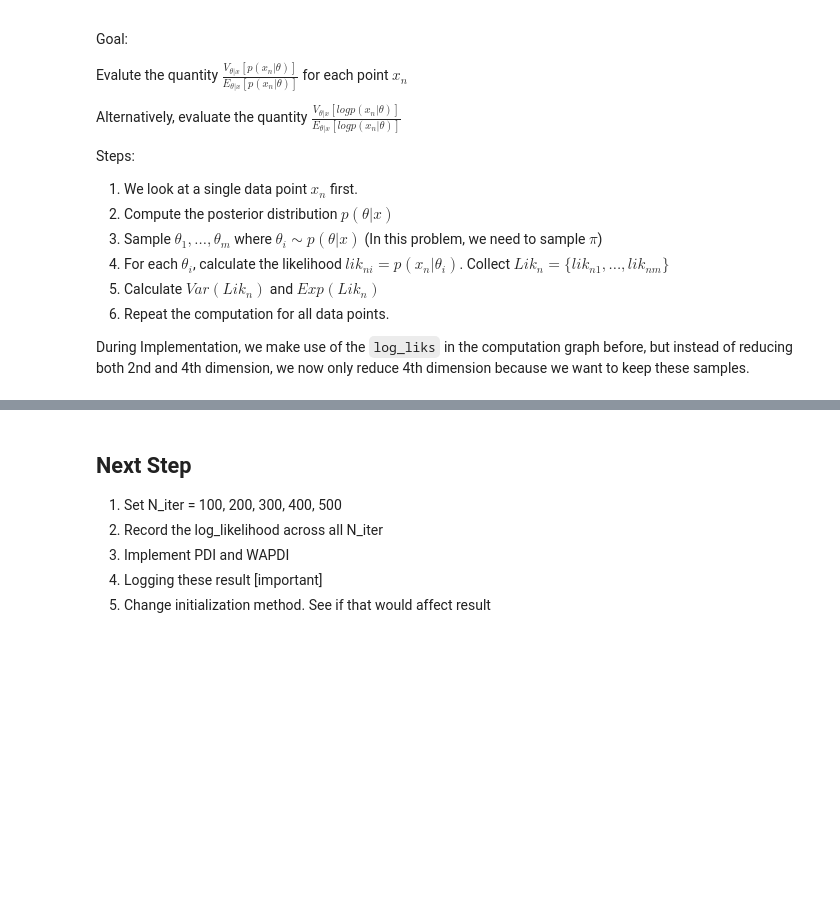
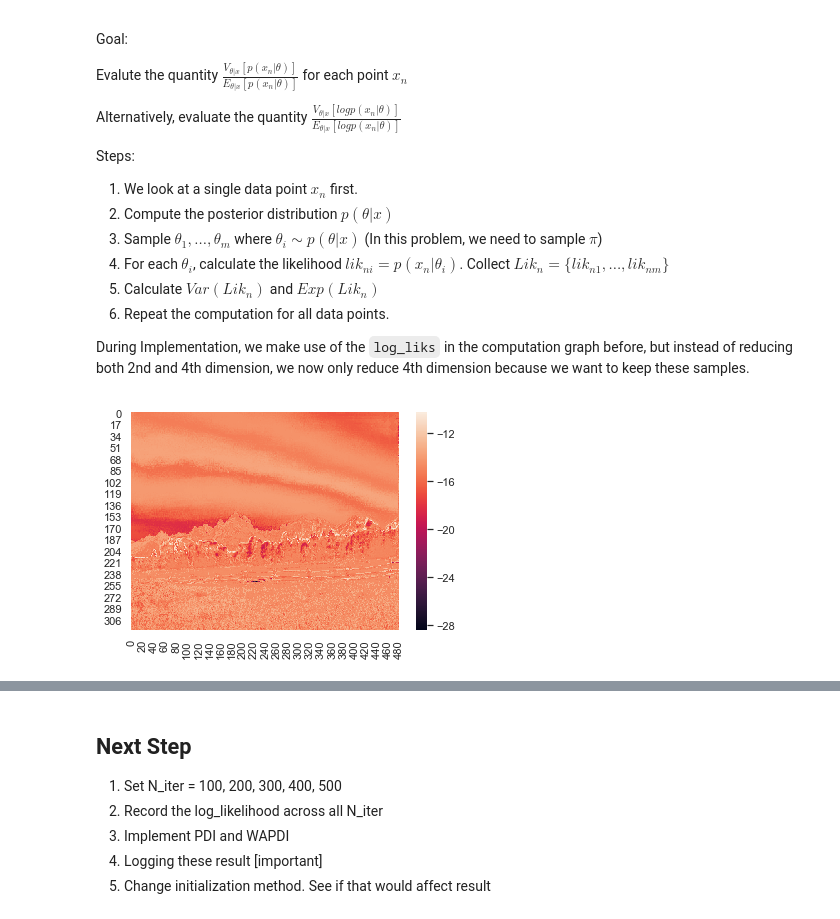
Before and after one commit to jiangzl2016/prob_prog_final_project, a Jupyter notebook: notebook-example/GMM_MCMC.ipynb, the cells around one changed output, grey strips where cells are left out. Drawn from its saved outputs; the diff is of its cells as text; code cells hidden in the pictures; blank space fills up the shorter version.

```diff
--- a/notebook-example/GMM_MCMC.ipynb
+++ b/notebook-example/GMM_MCMC.ipynb
@@ -265,5 +236,14 @@ log_liks
 #max_x_i =
 #liks_over_all_points = tf.expand_dims(tf.exp(log_liks_over_all_points),0)
 #total_log_expected_liks_2 = tf.reduce_mean(tf.log(tf.matmul(liks_over_all_points, tf.transpose(pi_sample))))
+# %%
+# correction part
+log_liks_3 = x_post.log_prob(x_broadcasted)
+log_liks_3 = tf.reduce_sum(log_liks_3, 3)
+pi_samples_tiled_3 = tf.tile(tf.expand_dims(pi_sample, 0), [N, 1,1]) # [500, 100, 7], [N, M, K]
+sum_log_pi_normal_3 = tf.add(pi_samples_tiled_3,log_liks_3) # [500, 100, 7]
+x_max_3 = tf.reduce_max(sum_log_pi_normal_3, axis=2) # [500, 100]
+edited_log_sum_3 = tf.add(x_max_3, tf.log(tf.reduce_sum(tf.exp(sum_log_pi_normal_3 - tf.expand_dims(x_max_3, 2)), axis=2))) #[500, 100]
+averaged_total_log_liks_over_pi_samples_3 = tf.reduce_mean(tf.reduce_sum(c, 0), 0)
 # %%
 # using log sum trick
@@ -281,3 +257,3 @@ print(sess.run(tf.reduce_sum(log_liks, 0)))
 # %%
-print(sess.run(averaged_total_log_liks_over_pi_samples))
+total_total_log_liks_value = sess.run(averaged_total_log_liks_over_pi_samples_3)
 # %% [output]
@@ -287,5 +261,3 @@ print(sess.run(averaged_total_log_liks_over_pi_samples))
-# %%
-total_log_expected_liks_value = sess.run(total_log_expected_liks)
 # %%
 with open('../tmp/log/log_likelihood.txt', 'w') as fp:
     if os.stat("../tmp/log/log_likelihood.txt").st_size == 0:
@@ -335,0 +306,15 @@ During Implementation, we make use of the `log_liks` in the computation graph be
+# %%
+# 1. PDI
+pi_samples_tiled_3 = tf.tile(tf.expand_dims(pi_sample, 0), [N, 1,1]) # [500, 100, 7], [N, M, K]
+p_x_given_theta_3 = tf.reduce_sum(tf.multiply(pi_samples_tiled_3, tf.exp(log_liks_3)), axis=2)
+pdi_mean, pdi_variance = tf.nn.moments(p_x_given_theta_3, axes=[1])
+pdi = tf.divide(pdi_variance, pdi_mean)
+pdi_values = sess.run(pdi)
+# %%
+# generate x and y of image
+sns.set()
+nrows, ncols = img.shape[0], img.shape[1]
+reshaped_pdi_values = np.reshape(pdi_values, (nrows, ncols))
+ax = sns.heatmap(np.log(reshaped_pdi_values))
+# %% [output]
+[figure, added]
```
Also changed, not shown: parts of 25 cells of this notebook.
